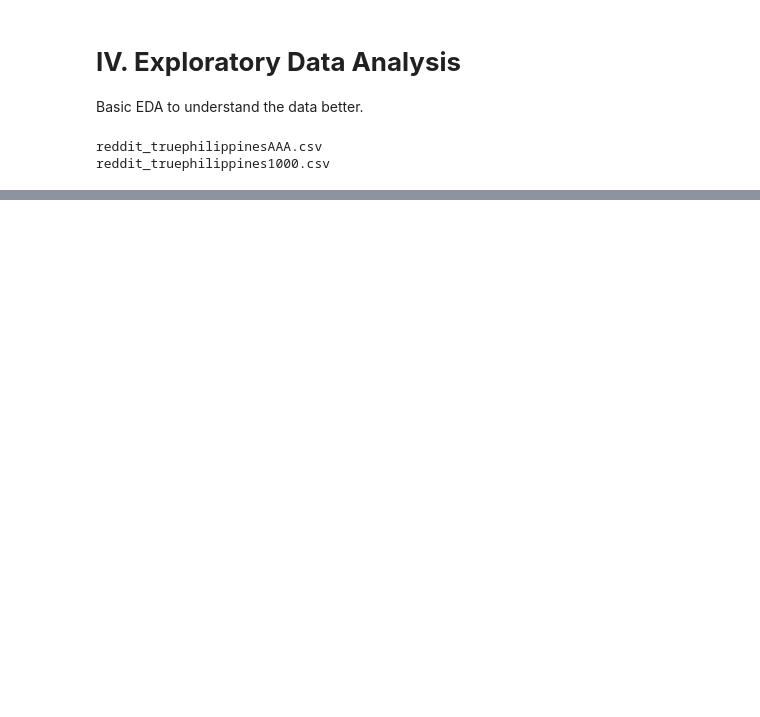
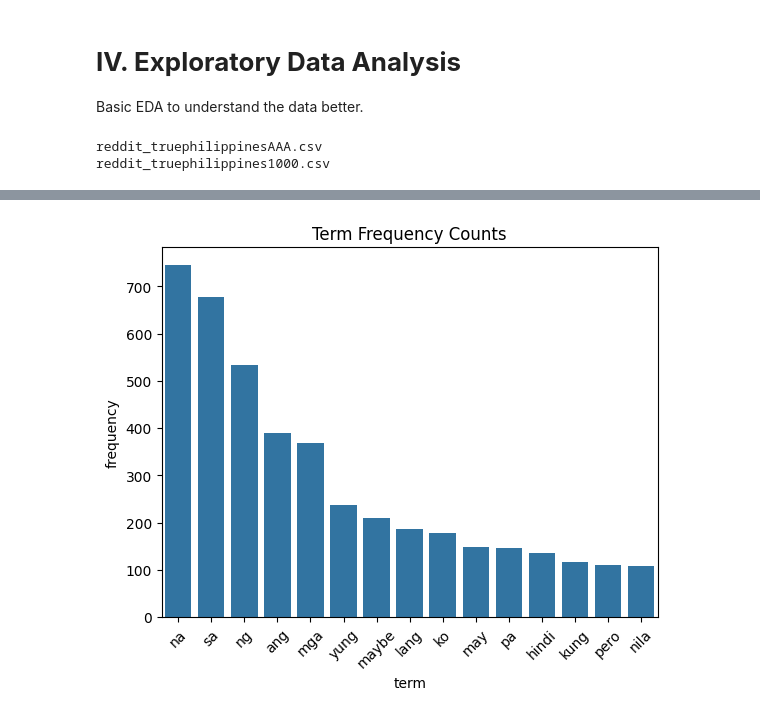
Before and after one commit to louis-uwie/philippine-agriculture-reddit-analysis, a Jupyter notebook: Binwag-FinalProject/CSCI161.03 - BINWAG, Louis III - Data Analysis Project.ipynb, the cells around one changed output, grey strips where cells are left out. Cells and saved outputs as stored; diff of their text form; code cells hidden in the pictures; blank space fills up the shorter version.

```diff
--- a/Binwag-FinalProject/CSCI161.03 - BINWAG, Louis III - Data Analysis Project.ipynb
+++ b/Binwag-FinalProject/CSCI161.03 - BINWAG, Louis III - Data Analysis Project.ipynb
@@ -203,0 +456,17 @@ reddit_raw.tail()
+# %%
+from sklearn.feature_extraction.text import CountVectorizer
+from wordcloud import WordCloud
+
+# Define stopwords
+stopwords = set(STOPWORDS)
+stopwords.update(["https", "http", "www", "com", "link", "image", "text", "post"])
+
+# Convert set to list for CountVectorizer
+stopwords_list = list(stopwords)
+
+# Vectorize post_body (fill NaN first)
+vectorizer = CountVectorizer(stop_words=stopwords_list, max_features=2000)
+matrix = vectorizer.fit_transform(reddit_raw["post_body"].fillna(""))
+
+
+matrix.toarray()
@@ -203,0 +485,4 @@ reddit_raw.tail()
+# %%
+total_per_ngram = matrix.sum(axis=0)
+frequency = [(w, total_per_ngram[0, i]) for w, i in vectorizer.vocabulary_.items()]
+frequency
@@ -203,0 +507,3 @@ reddit_raw.tail()
+# %%
+frequency = pd.DataFrame(frequency, columns=['term', 'frequency'])
+frequency
@@ -203,0 +524,3 @@ reddit_raw.tail()
+# %%
+frequency = frequency.sort_values(by='frequency', ascending=False).reset_index(drop=True)
+frequency
@@ -203,0 +541,17 @@ reddit_raw.tail()
+# %%
+import seaborn as sns
+import matplotlib.pyplot as plt
+
+top15 = frequency.sort_values(by="frequency", ascending=False).head(15)
+
+title = "Term Frequency Counts"
+ax = sns.barplot(data=top15, x="term", y="frequency")
+
+if title:
+    ax.set_title(title)
+
+plt.xticks(rotation=45)
+plt.show()
+plt.close()
+# %% [output]
+[figure, added]
```
Also changed, not shown: parts of 22 cells of this notebook.
